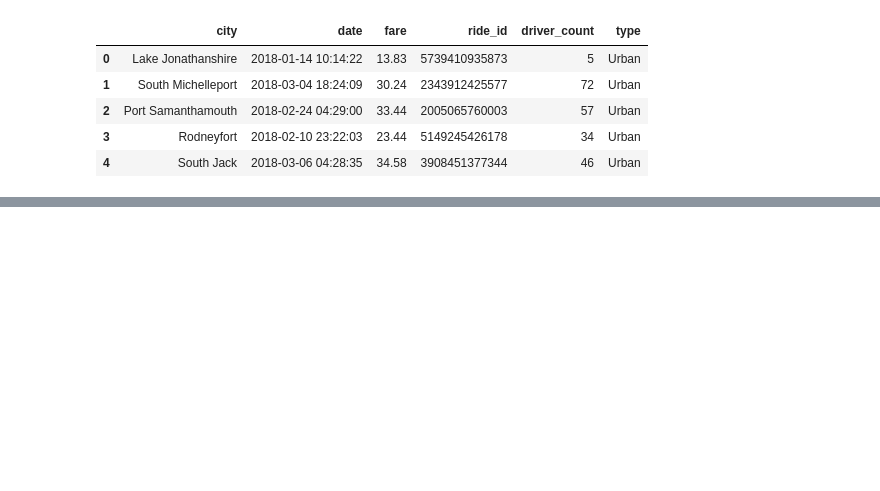
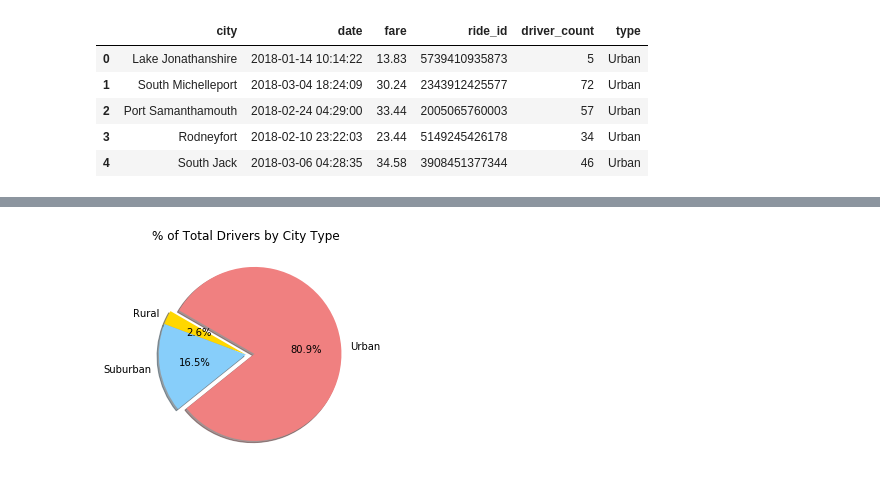
Before and after one commit to kathleeng77/Matplotlib-Challenge, a Jupyter notebook: matplotlib-challenge.ipynb, the cells around one changed output, grey strips where cells are left out. Cells and saved outputs as stored; diff of their text form; code cells hidden in the pictures; blank space fills up the shorter version.

```diff
--- a/matplotlib-challenge.ipynb
+++ b/matplotlib-challenge.ipynb
@@ -72,0 +106,16 @@ plt.show()
+# %%
+# Calculate Driver Percents
+city_type_group = city_df.groupby(["type"])
+total_drivers = city_type_group["driver_count"].sum()
+
+# Make Pie Chart
+plt.pie(total_drivers,  labels=labels, explode=explode, colors=colors, autopct="%1.1f%%", shadow=True, startangle=150)
+plt.title("% of Total Drivers by City Type")
+
+# Save Figure
+plt.savefig("Images/total_drivers_pie.png")
+
+# Show plot
+plt.show()
+# %% [output]
+[figure, added]
```
Also changed, not shown: parts of 3 cells of this notebook, 4 other files.
